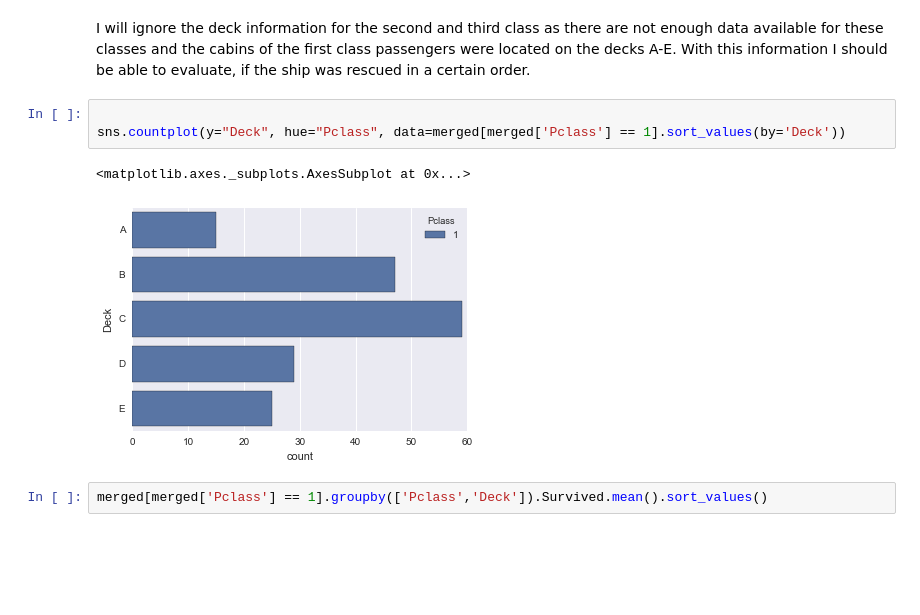
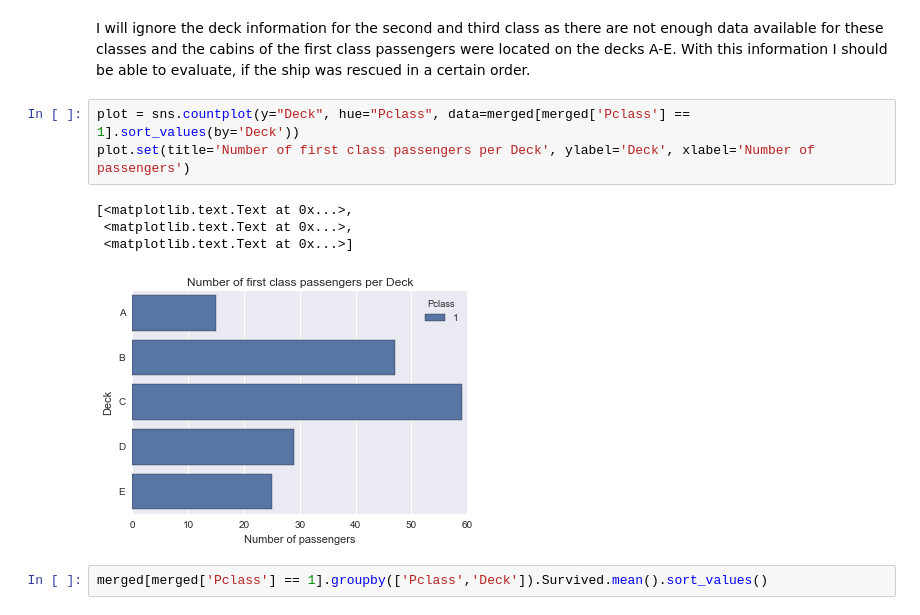
Before and after one commit to jenslaufer/data-analyst-nanodegree, a Jupyter notebook: p2/Assignment/Titanic Data.ipynb, the cells around one changed output. Drawn from its saved outputs; the diff is of its cells as text; blank space fills up the shorter version.

Commit message:
improved diagrams

```diff
--- a/p2/Assignment/Titanic Data.ipynb
+++ b/p2/Assignment/Titanic Data.ipynb
@@ -448,11 +467,13 @@ Name: Survived, dtype: int64
 # %% [markdown]
 I will ignore the deck information for the second and third class as there are not enough data available for these classes and the cabins of the first class passengers were located on the decks A-E. With this information I should be able to evaluate, if the ship was rescued in a certain order.
 # %%
-
-sns.countplot(y="Deck", hue="Pclass", data=merged[merged['Pclass'] == 1].sort_values(by='Deck'))
+plot = sns.countplot(y="Deck", hue="Pclass", data=merged[merged['Pclass'] == 1].sort_values(by='Deck'))
+plot.set(title='Number of first class passengers per Deck', ylabel='Deck', xlabel='Number of passengers')
 # %% [output]
-<matplotlib.axes._subplots.AxesSubplot at 0x...>
+[<matplotlib.text.Text at 0x...>,
+ <matplotlib.text.Text at 0x...>,
+ <matplotlib.text.Text at 0x...>]
-[figure, old version]
+[figure, new version]
 # %%
 merged[merged['Pclass'] == 1].groupby(['Pclass','Deck']).Survived.mean().sort_values()
 # %% [output]
```
Also changed, not shown: parts of 13 cells of this notebook, 1 other file.
